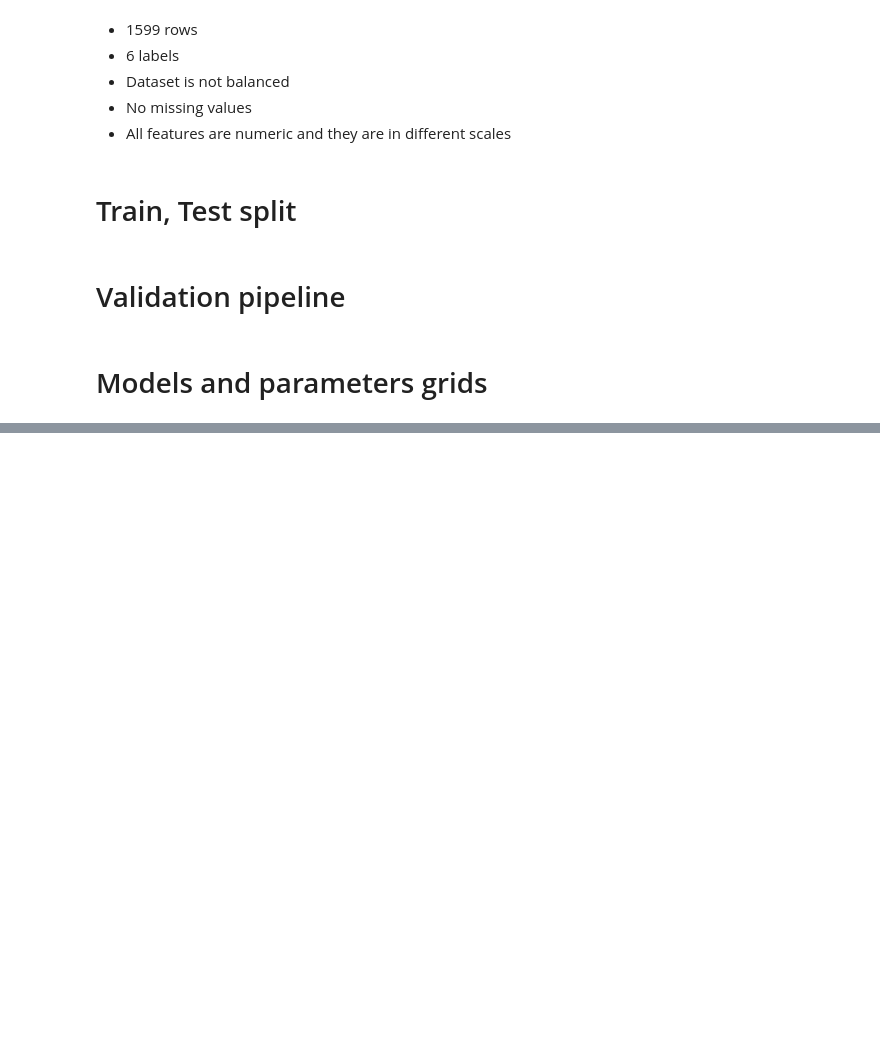
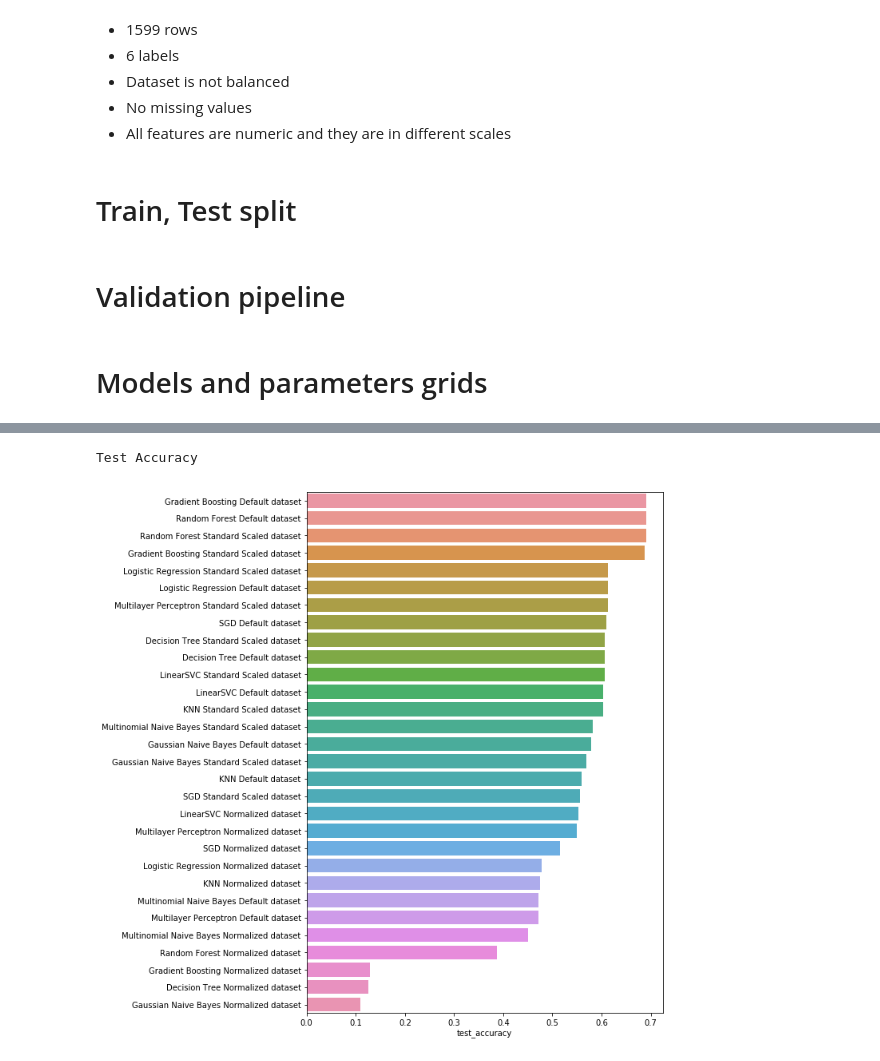
Before and after one commit to leotok/INF1032, a Jupyter notebook: T2/T1.2 Enunciado - Classificacao de vinhos.ipynb, the cells around one changed output, grey strips where cells are left out. Drawn from its saved outputs; the diff is of its cells as text; code cells hidden in the pictures; blank space fills up the shorter version.

```diff
--- a/T2/T1.2 Enunciado - Classificacao de vinhos.ipynb
+++ b/T2/T1.2 Enunciado - Classificacao de vinhos.ipynb
@@ -204,0 +295,6 @@ avg / total       0.57      0.57      0.53      1279
+# %%
+print ('Test Accuracy')
+plot_bar_result(x=models_info_df['test_accuracy'], y=models_info_df['name'] + ' ' +  models_info_df['dataset_name'])
+# %% [output]
+Test Accuracy
+[figure, added]
```
Also changed, not shown: parts of 16 cells of this notebook.
